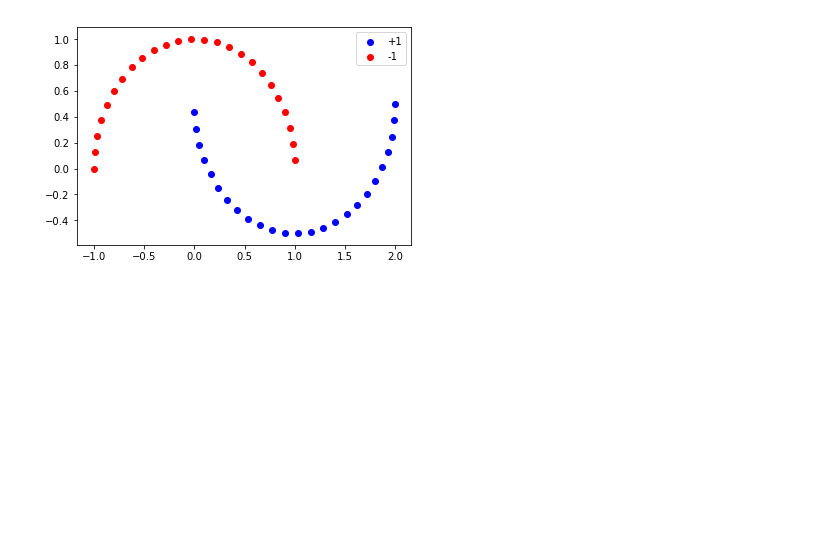
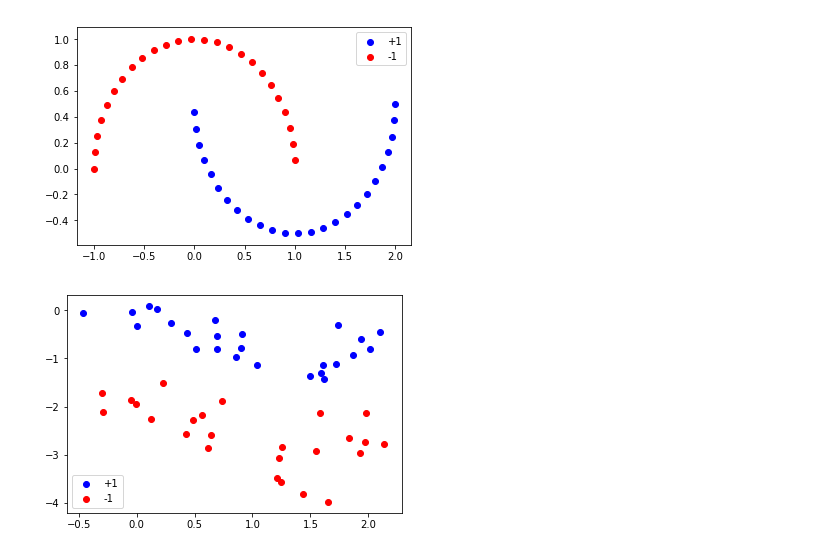
Before and after one commit to vincent6606/decision_compare, a Jupyter notebook: comparing decision boundaries.ipynb, the cells around one changed output. Drawn from its saved outputs; the diff is of its cells as text; code cells hidden in the pictures; blank space fills up the shorter version.

```diff
--- a/comparing decision boundaries.ipynb
+++ b/comparing decision boundaries.ipynb
@@ -106,6 +106,14 @@ y = torch.from_numpy(yTr)
 x = x.contiguous()
 x = x.view(50,1,1,2)
 x, y = Variable(x), Variable(y)
+# %%
+xTr,yTr,xTe,yTe=generate_data(50)
+plt.scatter(xTr[yTr == 1, 0], xTr[yTr == 1, 1], c='b')
+plt.scatter(xTr[yTr != 1, 0], xTr[yTr != 1, 1], c='r')
+plt.legend(["+1","-1"])
+plt.show()
+# %% [output]
+[figure, added]
 # %%
 optimizer = torch.optim.SGD(model.parameters(), lr=0.02)
 loss_func = torch.nn.CrossEntropyLoss()  # the target label is NOT an one-hotted
```
Also changed, not shown: parts of 2 cells of this notebook.
